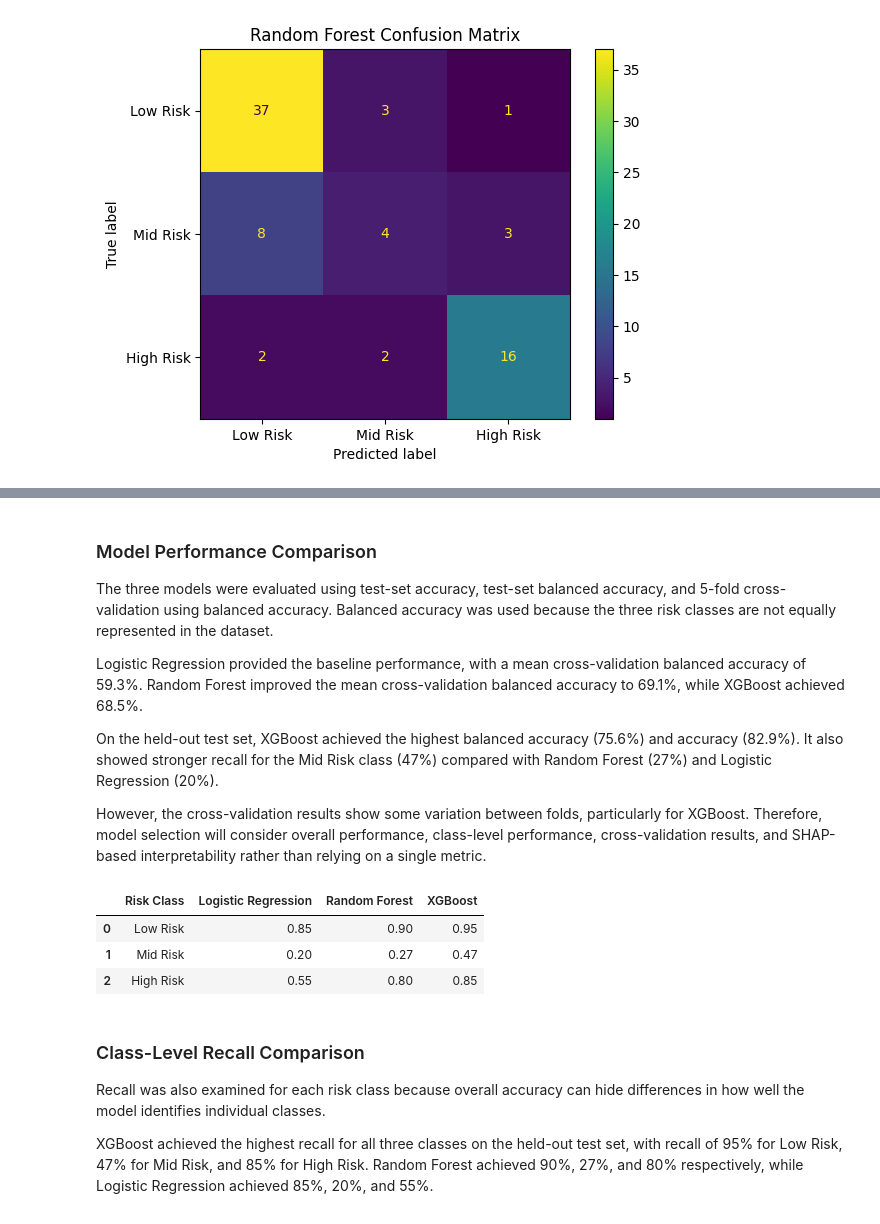
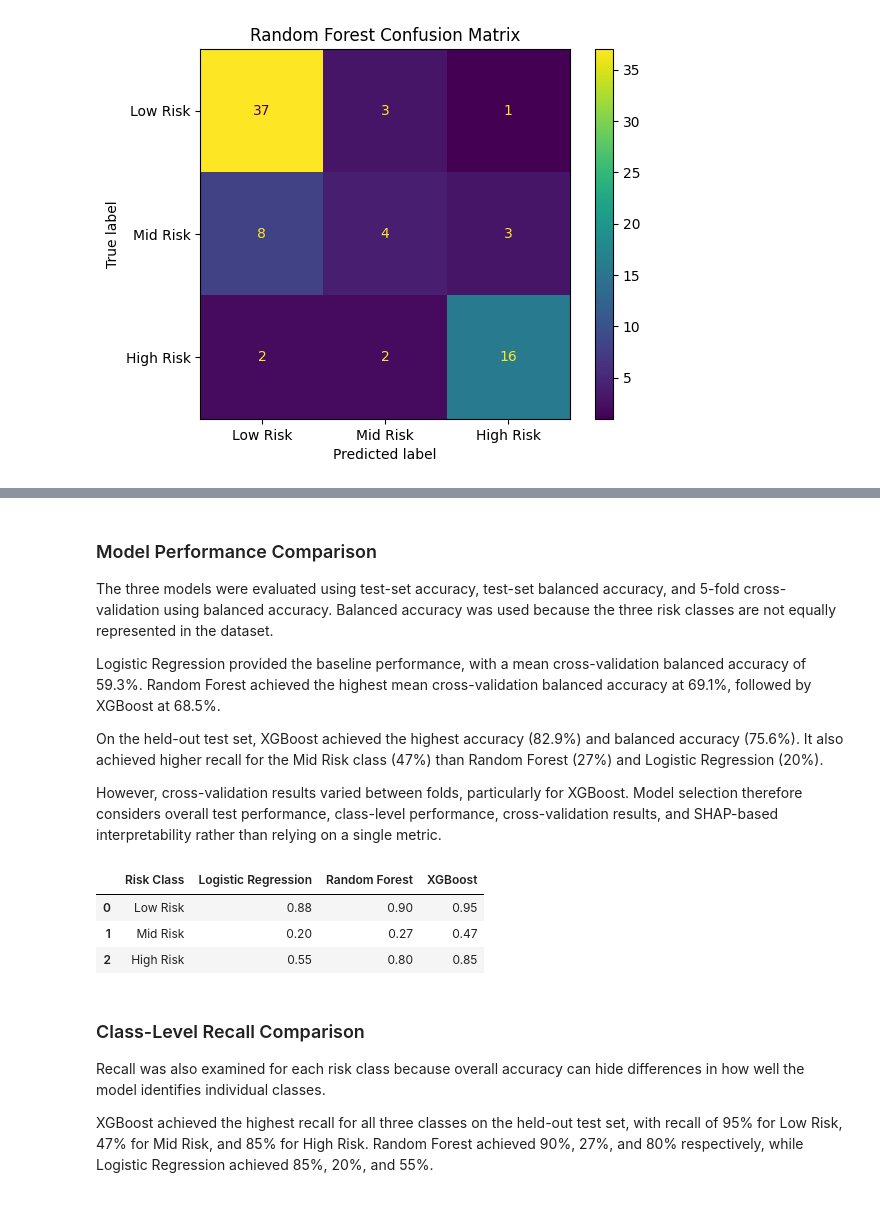
Before and after one commit to Spacexst/AppliedAI, a Jupyter notebook: Project.ipynb, the cells around one changed output, grey strips where cells are left out. Drawn from its saved outputs; the diff is of its cells as text; code cells hidden in the pictures.

```diff
--- a/Project.ipynb
+++ b/Project.ipynb
@@ -1722,37 +1788,37 @@ display(model_comparison.round(3))
 
 The three models were evaluated using test-set accuracy, test-set balanced accuracy, and 5-fold cross-validation using balanced accuracy. Balanced accuracy was used because the three risk classes are not equally represented in the dataset.
 
-Logistic Regression provided the baseline performance, with a mean cross-validation balanced accuracy of 59.3%. Random Forest improved the mean cross-validation balanced accuracy to 69.1%, while XGBoost achieved 68.5%.
+Logistic Regression provided the baseline performance, with a mean cross-validation balanced accuracy of 59.3%. Random Forest achieved the highest mean cross-validation balanced accuracy at 69.1%, followed by XGBoost at 68.5%.
 
-On the held-out test set, XGBoost achieved the highest balanced accuracy (75.6%) and accuracy (82.9%). It also showed stronger recall for the Mid Risk class (47%) compared with Random Forest (27%) and Logistic Regression (20%).
+On the held-out test set, XGBoost achieved the highest accuracy (82.9%) and balanced accuracy (75.6%). It also achieved higher recall for the Mid Risk class (47%) than Random Forest (27%) and Logistic Regression (20%).
 
-However, the cross-validation results show some variation between folds, particularly for XGBoost. Therefore, model selection will consider overall performance, class-level performance, cross-validation results, and SHAP-based interpretability rather than relying on a single metric.
+However, cross-validation results varied between folds, particularly for XGBoost. Model selection therefore considers overall test performance, class-level performance, cross-validation results, and SHAP-based interpretability rather than relying on a single metric.
 # %%
 # Class-level Recall Comparison
 
 class_recall_comparison = pd.DataFrame({
     "Risk Class": ["Low Risk", "Mid Risk", "High Risk"],
     "Logistic Regression": [
-        0.85,
+        0.88,
         0.20,
         0.55
     ],
     "Random Forest": [
         0.90,
         0.27,
         0.80
     ],
     "XGBoost": [
         0.95,
         0.47,
         0.85
     ]
 })
 
 display(class_recall_comparison.round(2))
 # %% [output]
 |  | Risk Class | Logistic Regression | Random Forest | XGBoost |
-| 0 | Low Risk | 0.85 | 0.90 | 0.95 |
+| 0 | Low Risk | 0.88 | 0.90 | 0.95 |
 | 1 | Mid Risk | 0.20 | 0.27 | 0.47 |
 | 2 | High Risk | 0.55 | 0.80 | 0.85 |
 # %% [markdown]
```
Also changed, not shown: parts of 80 cells of this notebook.
